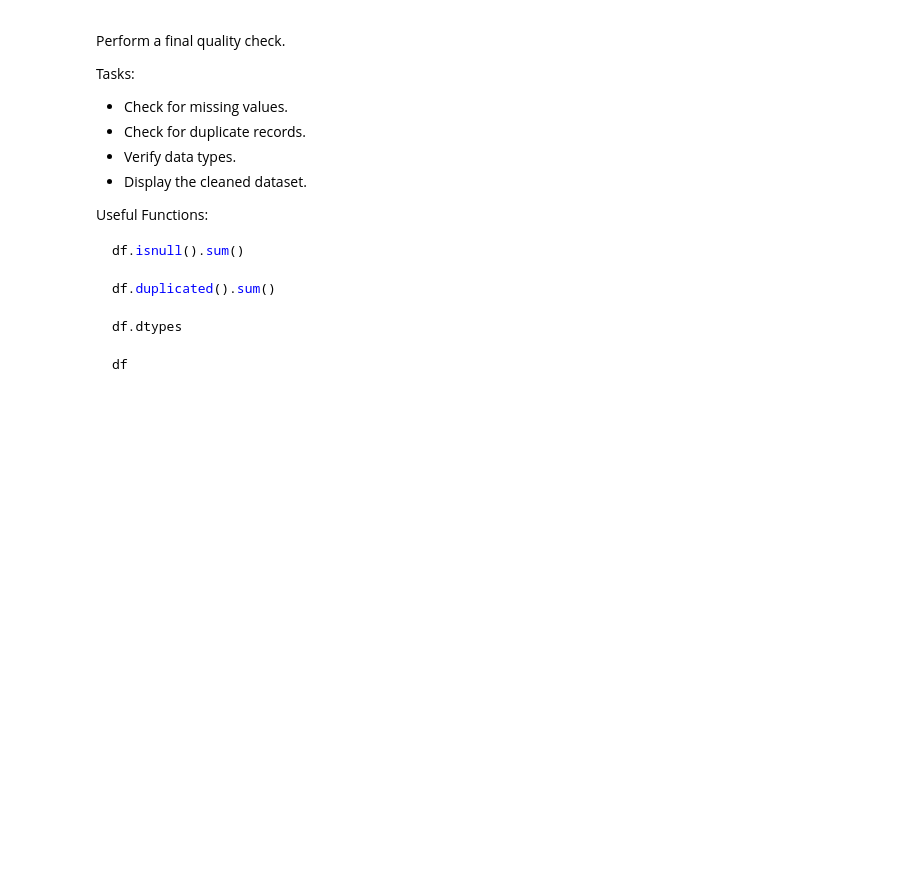
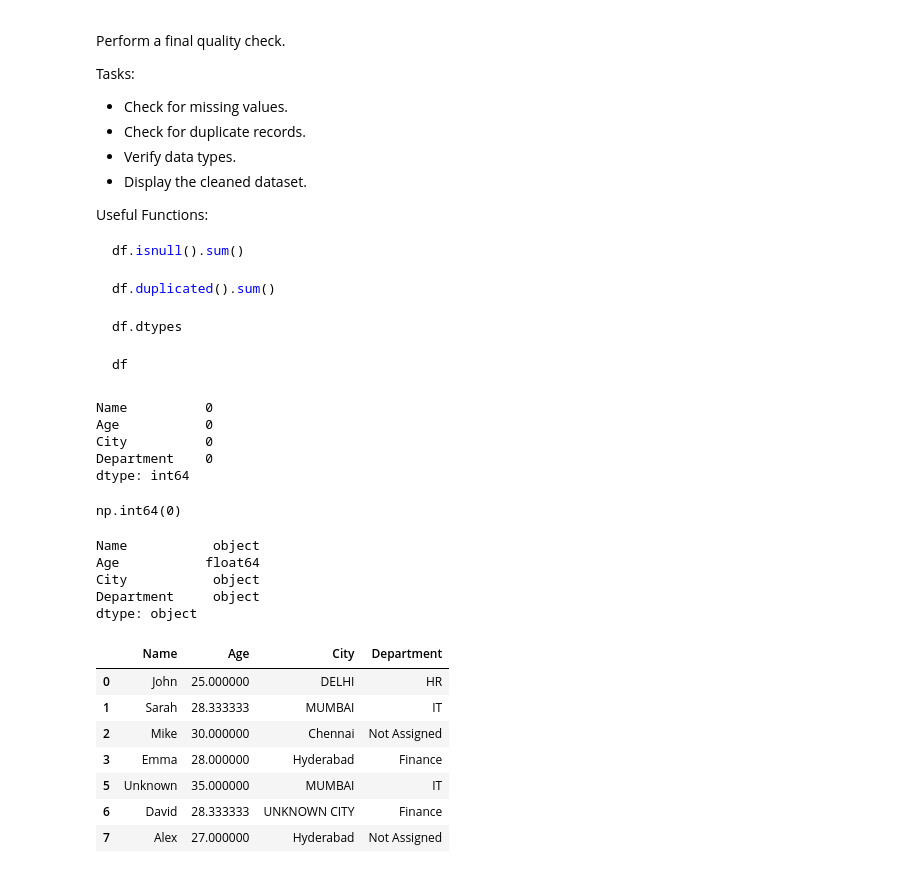
Before and after one commit to datasciencesociety-lab/Data_Analytics_Program, a Jupyter notebook: numpy-and-pandas.ipynb, the cells around one changed output. Saved outputs shown, nothing was run; the diff lists cells and outputs as text; code cells hidden in the pictures; blank space fills up the shorter version.

````diff
--- a/numpy-and-pandas.ipynb
+++ b/numpy-and-pandas.ipynb
@@ -4665,3 +4792,5 @@ str.lower()
 ```
 
 Display the unique values again.
+# %%
+df['City'] = df["City"].str.lower()
@@ -4679,3 +4825,5 @@ str.upper()
 Observe the output.
 
 This step is only for understanding how the function works.
+# %%
+df["City"] = df["City"].str.upper()
@@ -4701,3 +4866,5 @@ Use:
 ```python
 str.replace()
 ```
+# %%
+df["City"] = df["City"].str.replace("CHENNAI","Chennai")
@@ -4703,0 +4877,2 @@ str.replace()
+# %%
+df["City"] = df["City"].str.replace("HYDERABAD",'Hyderabad')
@@ -4724,3 +4916,34 @@ df.dtypes
 
 df
 ```
+# %%
+df.isnull().sum()
+# %% [output]
+Name          0
+Age           0
+City          0
+Department    0
+dtype: int64
+# %%
+df.duplicated().sum()
+# %% [output]
+np.int64(0)
+# %%
+df.dtypes
+# %% [output]
+Name           object
+Age           float64
+City           object
+Department     object
+dtype: object
+# %%
+df
+# %% [output]
+|  | Name | Age | City | Department |
+| 0 | John | 25.000000 | DELHI | HR |
+| 1 | Sarah | 28.333333 | MUMBAI | IT |
+| 2 | Mike | 30.000000 | Chennai | Not Assigned |
+| 3 | Emma | 28.000000 | Hyderabad | Finance |
+| 5 | Unknown | 35.000000 | MUMBAI | IT |
+| 6 | David | 28.333333 | UNKNOWN CITY | Finance |
+| 7 | Alex | 27.000000 | Hyderabad | Not Assigned |
````
Also changed, not shown: parts of 63 cells of this notebook.
